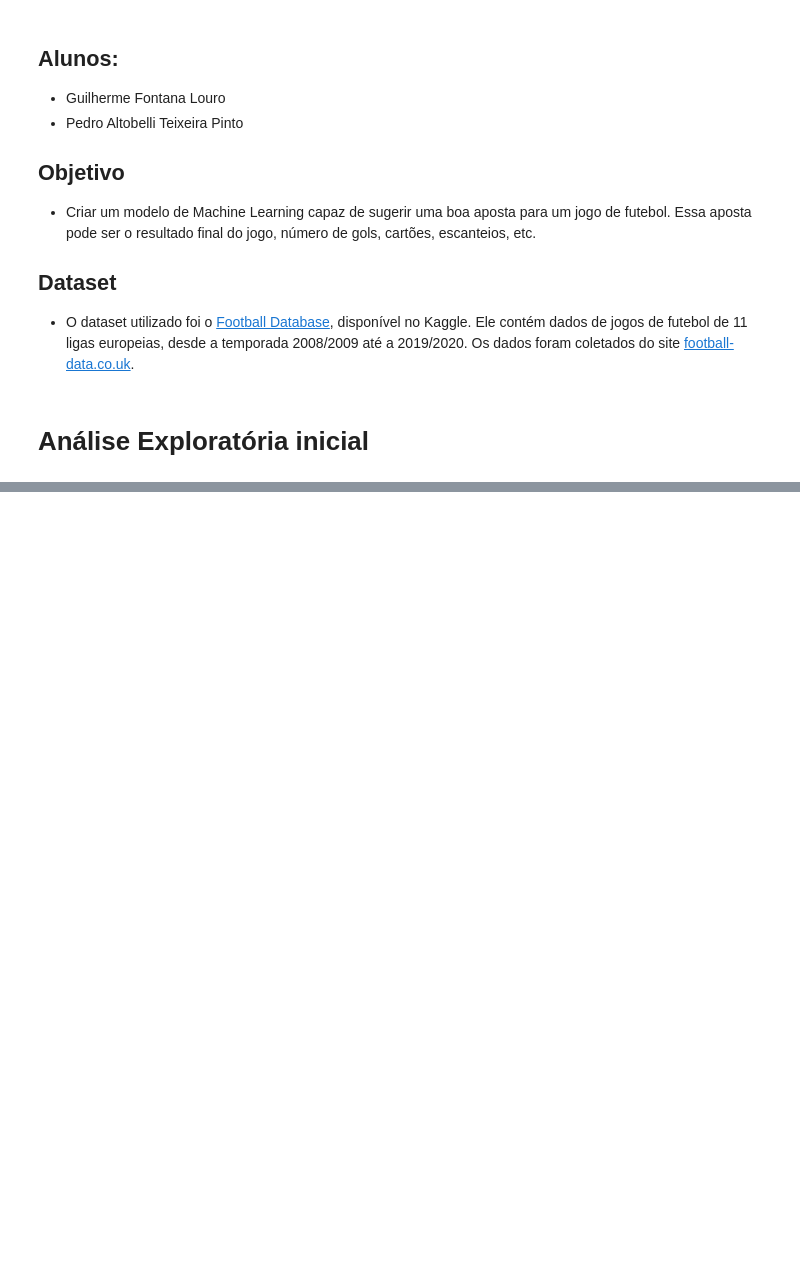
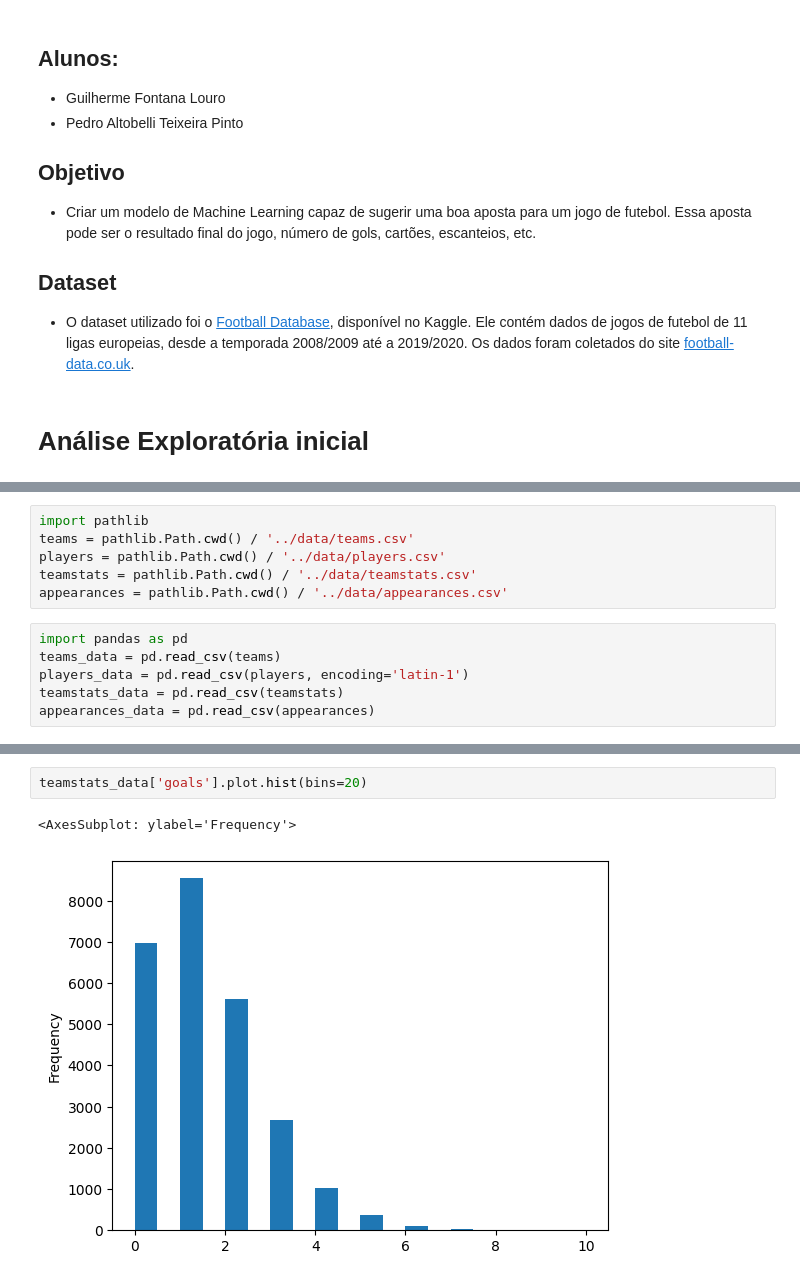
Before and after one commit to guifl2001/ML-ProjetoFinal, a Jupyter notebook: notebooks/football.ipynb, the cells around one changed output, grey strips where cells are left out. Cells and saved outputs as stored; diff of their text form; blank space fills up the shorter version.

```diff
--- a/notebooks/football.ipynb
+++ b/notebooks/football.ipynb
@@ -21 +15,13 @@ data = pd.read_csv(filename)
+# %%
+import pathlib
+teams = pathlib.Path.cwd() / '../data/teams.csv'
+players = pathlib.Path.cwd() / '../data/players.csv'
+teamstats = pathlib.Path.cwd() / '../data/teamstats.csv'
+appearances = pathlib.Path.cwd() / '../data/appearances.csv'
+# %%
+import pandas as pd
+teams_data = pd.read_csv(teams)
+players_data = pd.read_csv(players, encoding='latin-1')
+teamstats_data = pd.read_csv(teamstats)
+appearances_data = pd.read_csv(appearances)
 # %%
@@ -41,0 +110,5 @@ data.head(5)
+# %%
+teamstats_data['goals'].plot.hist(bins=20)
+# %% [output]
+<AxesSubplot: ylabel='Frequency'>
+[figure, added]
```
Also changed, not shown: parts of 17 cells of this notebook.
